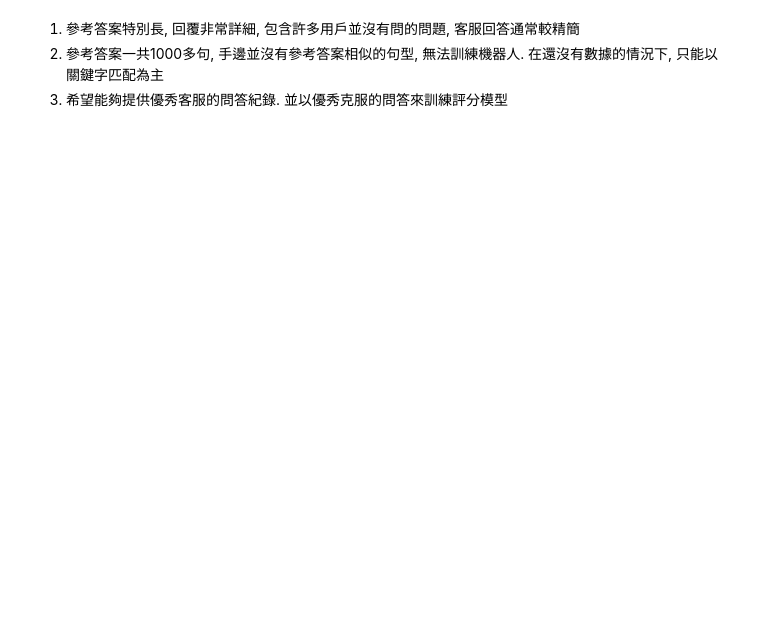
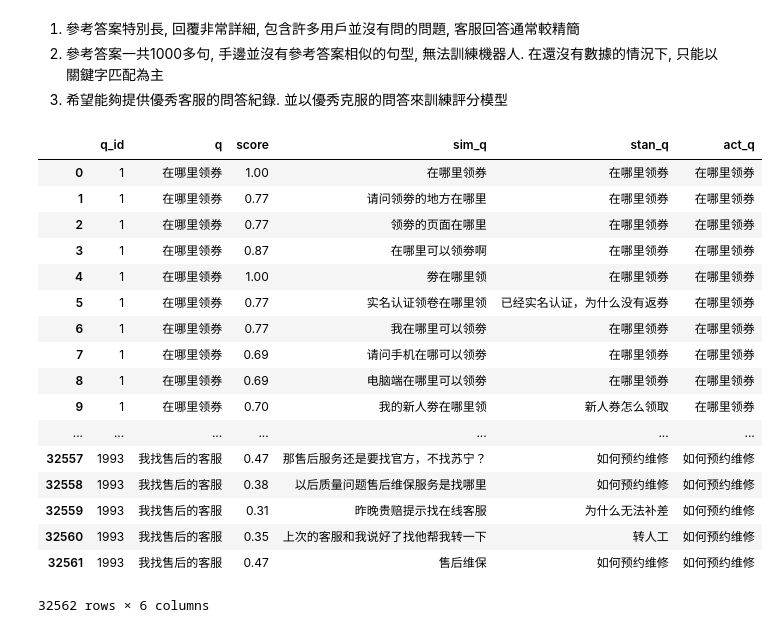
Before and after one commit to tingchunyeh/Sentence-Sim, a Jupyter notebook: Sentence_Similarity_Sketch.ipynb, the cells around one changed output. Drawn from its saved outputs; the diff is of its cells as text; code cells hidden in the pictures; blank space fills up the shorter version.

```diff
--- a/Sentence_Similarity_Sketch.ipynb
+++ b/Sentence_Similarity_Sketch.ipynb
@@ -656,7 +656,7 @@ ha_answer_99.loc[[13791, 8221, 4961, 19808, 22725, 9430, 16980],['用户问题',
 2. 參考答案一共1000多句, 手邊並沒有參考答案相似的句型, 無法訓練機器人. 在還沒有數據的情況下, 只能以關鍵字匹配為主
 3. 希望能夠提供優秀客服的問答紀錄. 並以優秀克服的問答來訓練評分模型
 # %%
-file = open(os.path.join(data_path, "相似问答案.txt"), "r")
+file = open(os.path.join(data_path, "questoin_test.txt"), "r")
 # %%
 q_ids = []
 qs = []
@@ -697,3 +697,24 @@ q_test = pd.DataFrame({'q_id': q_ids,
               'stan_q': stan_qs,
               'act_q': act_qs
              })
+# %%
+q_test
+# %% [output]
+|  | q_id | q | score | sim_q | stan_q | act_q |
+| 0 | 1 | 在哪里领券 | 1.00 | 在哪里领券 | 在哪里领券 | 在哪里领券 |
+| 1 | 1 | 在哪里领券 | 0.77 | 请问领劵的地方在哪里 | 在哪里领券 | 在哪里领券 |
+| 2 | 1 | 在哪里领券 | 0.77 | 领劵的页面在哪里 | 在哪里领券 | 在哪里领券 |
+| 3 | 1 | 在哪里领券 | 0.87 | 在哪里可以领劵啊 | 在哪里领券 | 在哪里领券 |
+| 4 | 1 | 在哪里领券 | 1.00 | 劵在哪里领 | 在哪里领券 | 在哪里领券 |
+| 5 | 1 | 在哪里领券 | 0.77 | 实名认证领卷在哪里领 | 已经实名认证，为什么没有返券 | 在哪里领券 |
+| 6 | 1 | 在哪里领券 | 0.77 | 我在哪里可以领劵 | 在哪里领券 | 在哪里领券 |
+| 7 | 1 | 在哪里领券 | 0.69 | 请问手机在哪可以领劵 | 在哪里领券 | 在哪里领券 |
+| 8 | 1 | 在哪里领券 | 0.69 | 电脑端在哪里可以领劵 | 在哪里领券 | 在哪里领券 |
+| 9 | 1 | 在哪里领券 | 0.70 | 我的新人劵在哪里领 | 新人券怎么领取 | 在哪里领券 |
+| ... | ... | ... | ... | ... | ... | ... |
+| 32557 | 1993 | 我找售后的客服 | 0.47 | 那售后服务还是要找官方，不找苏宁？ | 如何预约维修 | 如何预约维修 |
+| 32558 | 1993 | 我找售后的客服 | 0.38 | 以后质量问题售后维保服务是找哪里 | 如何预约维修 | 如何预约维修 |
+| 32559 | 1993 | 我找售后的客服 | 0.31 | 昨晚贵赔提示找在线客服 | 为什么无法补差 | 如何预约维修 |
+| 32560 | 1993 | 我找售后的客服 | 0.35 | 上次的客服和我说好了找他帮我转一下 | 转人工 | 如何预约维修 |
+| 32561 | 1993 | 我找售后的客服 | 0.47 | 售后维保 | 如何预约维修 | 如何预约维修 |
+32562 rows × 6 columns
```
Also changed, not shown: 2 other files.
